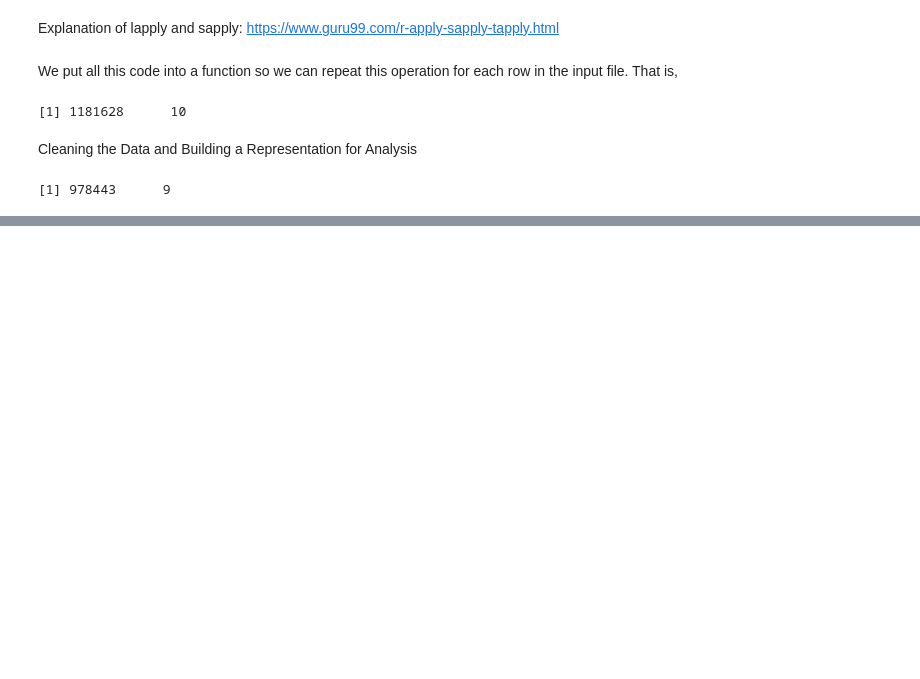
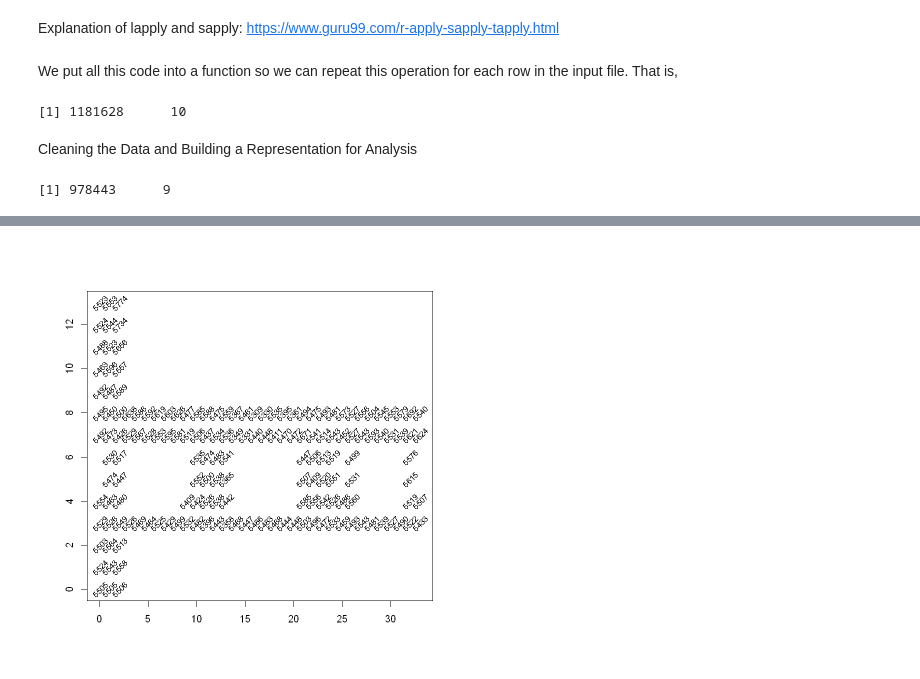
Before and after one commit to davxdan/Quantifying-The-World, a Jupyter notebook: dDavieauCaseStudy1.ipynb, the cells around one changed output, grey strips where cells are left out. Saved outputs shown, nothing was run; the diff lists cells and outputs as text; code cells hidden in the pictures; blank space fills up the shorter version.

```diff
--- a/dDavieauCaseStudy1.ipynb
+++ b/dDavieauCaseStudy1.ipynb
@@ -57,0 +153,5 @@ dim(offline)
+# %%
+#Indeed we see that there is a one-to-one correspondence between MAC address
+#and channel for these 7 devices. This means we can eliminate channel from
+#offline
+offline = offline[ , "channel" != names(offline)]
@@ -57,0 +187,9 @@ dim(offline)
+# %%
+#there are roughly the same number of signals detected
+#at each location.
+
+locCounts = t(locCounts)
+plot(locCounts, type = "n", xlab = "", ylab = "")
+text(locCounts, labels = locCounts[,3], cex = .8, srt = 45)
+# %% [output]
+[figure, added]
```
Also changed, not shown: parts of 9 cells of this notebook.
